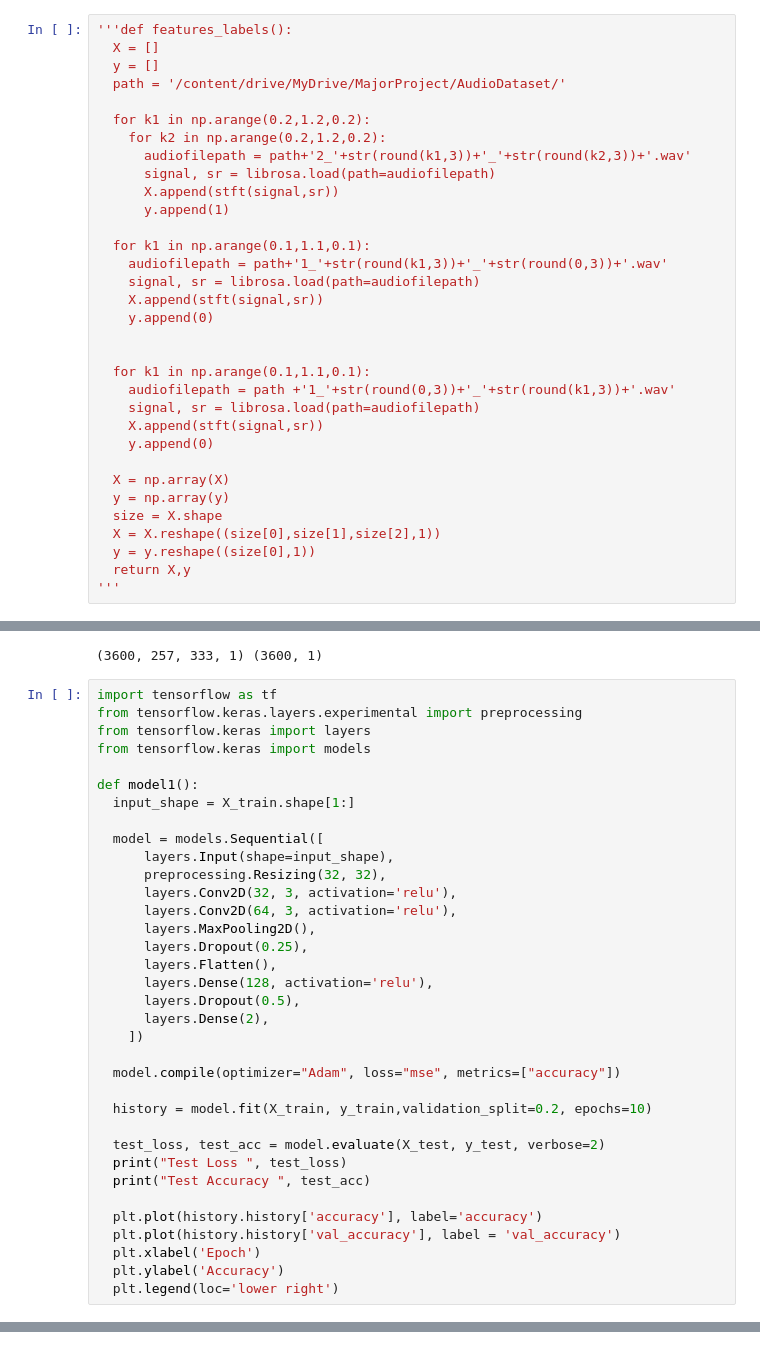
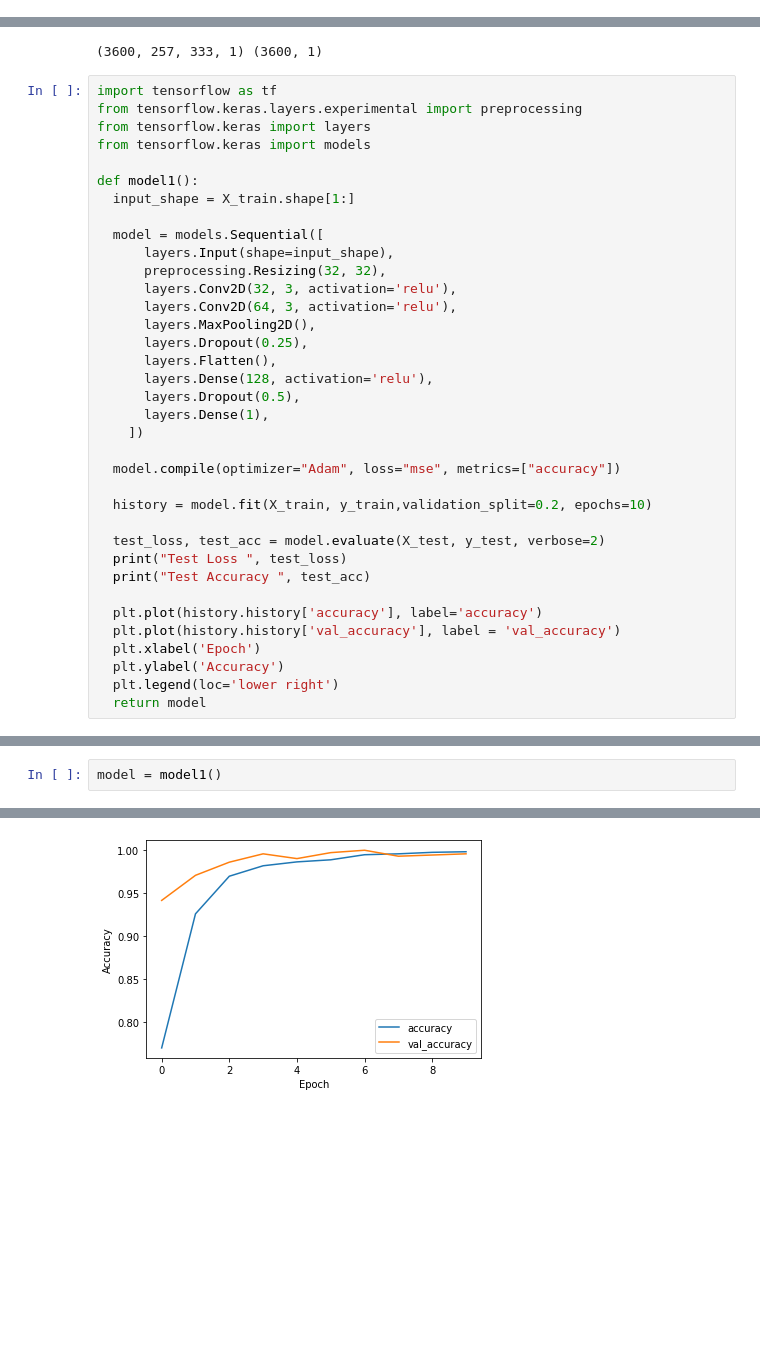
Before and after one commit to vyankateshgithubber/Audio-Source-Count-Estimation, a Jupyter notebook: CNNmodel2.ipynb, the cells around one changed output, grey strips where cells are left out. Saved outputs shown, nothing was run; the diff lists cells and outputs as text; blank space fills up the shorter version.

Commit message:
99 % accuracy model well performing

```diff
--- a/CNNmodel2.ipynb
+++ b/CNNmodel2.ipynb
@@ -32,39 +32,6 @@ stft(signal,sr)
 sr
 # %% [output]
 16000
-# %%
-'''def features_labels():
-  X = []
-  y = []
-  path = '/content/drive/MyDrive/MajorProject/AudioDataset/'
-
-  for k1 in np.arange(0.2,1.2,0.2):
-    for k2 in np.arange(0.2,1.2,0.2):
-      audiofilepath = path+'2_'+str(round(k1,3))+'_'+str(round(k2,3))+'.wav'
-      signal, sr = librosa.load(path=audiofilepath)
-      X.append(stft(signal,sr))
-      y.append(1)
-
-  for k1 in np.arange(0.1,1.1,0.1):
-    audiofilepath = path+'1_'+str(round(k1,3))+'_'+str(round(0,3))+'.wav'
-    signal, sr = librosa.load(path=audiofilepath)
-    X.append(stft(signal,sr))
-    y.append(0)
-
-
-  for k1 in np.arange(0.1,1.1,0.1):
-    audiofilepath = path +'1_'+str(round(0,3))+'_'+str(round(k1,3))+'.wav'
-    signal, sr = librosa.load(path=audiofilepath)
-    X.append(stft(signal,sr))
-    y.append(0)
-
-  X = np.array(X)
-  y = np.array(y)
-  size = X.shape
-  X = X.reshape((size[0],size[1],size[2],1))
-  y = y.reshape((size[0],1))
-  return X,y
-'''
 # %%
 def features_labels():
   X = []
@@ -130,7 +97,7 @@ def model1():
       layers.Flatten(),
       layers.Dense(128, activation='relu'),
       layers.Dropout(0.5),
-      layers.Dense(2),
+      layers.Dense(1),
     ])
 
   model.compile(optimizer="Adam", loss="mse", metrics=["accuracy"])
@@ -146,3 +113,4 @@ def model1():
   plt.xlabel('Epoch')
   plt.ylabel('Accuracy')
   plt.legend(loc='lower right')
+  return model
@@ -169,0 +117,3 @@ Test Accuracy  0.03222222253680229
+# %%
+model = model1()
+# %% [output]
@@ -169,0 +137 @@ Test Accuracy  0.03222222253680229
+[figure, added]
```
Also changed, not shown: parts of 8 cells of this notebook.
